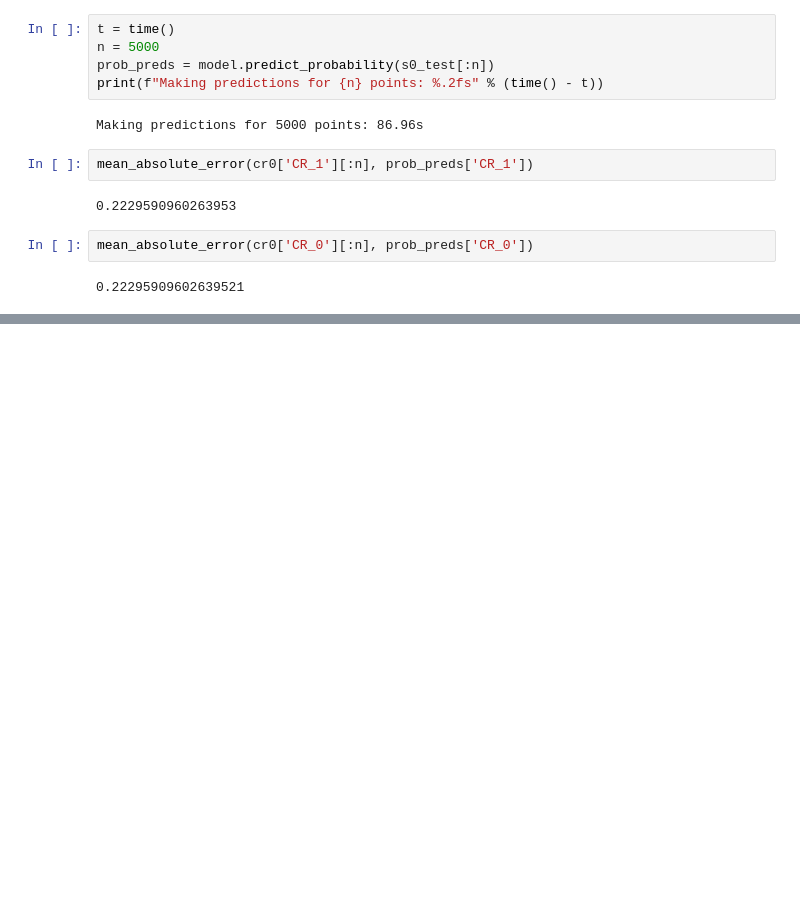
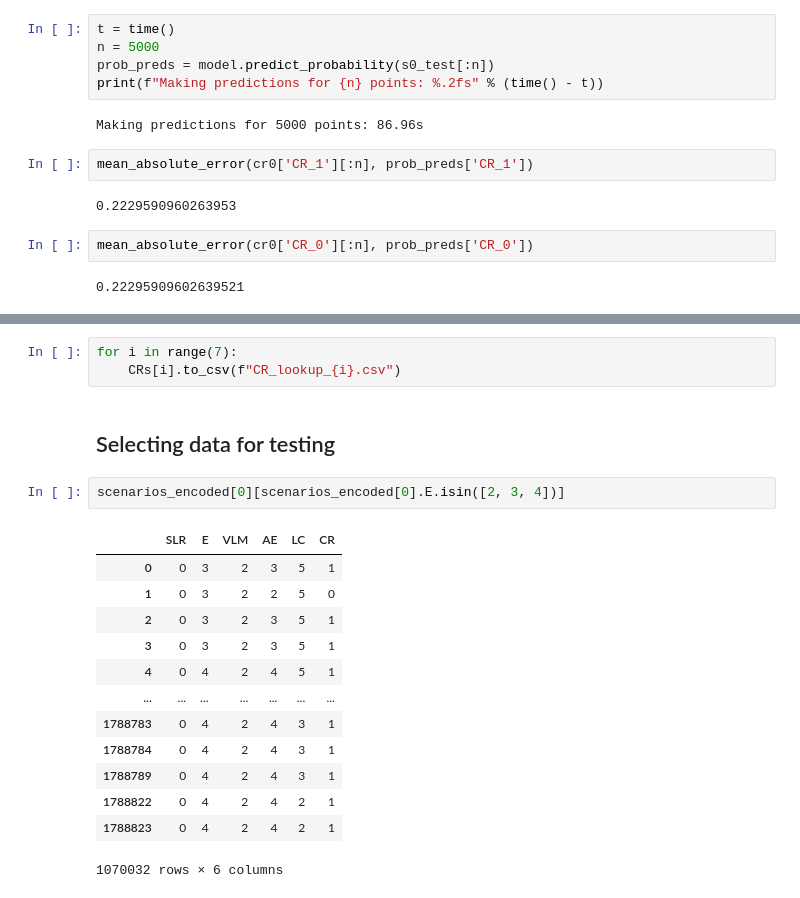
Before and after one commit to sashanksilwal/CRSLR, a Jupyter notebook: Ngoc/Training/Training data.ipynb, the cells around one changed output, grey strips where cells are left out. Drawn from its saved outputs; the diff is of its cells as text; blank space fills up the shorter version.

```diff
--- a/Ngoc/Training/Training data.ipynb
+++ b/Ngoc/Training/Training data.ipynb
@@ -303,0 +350,21 @@ mean_absolute_error(cr0['CR_0'][:n], prob_preds['CR_0'])
+# %%
+for i in range(7):
+    CRs[i].to_csv(f"CR_lookup_{i}.csv")
+# %% [markdown]
+## Selecting data for testing
+# %%
+scenarios_encoded[0][scenarios_encoded[0].E.isin([2, 3, 4])]
+# %% [output]
+|  | SLR | E | VLM | AE | LC | CR |
+| 0 | 0 | 3 | 2 | 3 | 5 | 1 |
+| 1 | 0 | 3 | 2 | 2 | 5 | 0 |
+| 2 | 0 | 3 | 2 | 3 | 5 | 1 |
+| 3 | 0 | 3 | 2 | 3 | 5 | 1 |
+| 4 | 0 | 4 | 2 | 4 | 5 | 1 |
+| ... | ... | ... | ... | ... | ... | ... |
+| 1788783 | 0 | 4 | 2 | 4 | 3 | 1 |
+| 1788784 | 0 | 4 | 2 | 4 | 3 | 1 |
+| 1788789 | 0 | 4 | 2 | 4 | 3 | 1 |
+| 1788822 | 0 | 4 | 2 | 4 | 2 | 1 |
+| 1788823 | 0 | 4 | 2 | 4 | 2 | 1 |
+1070032 rows × 6 columns
```
Also changed, not shown: parts of 25 cells of this notebook, 7 other files.
